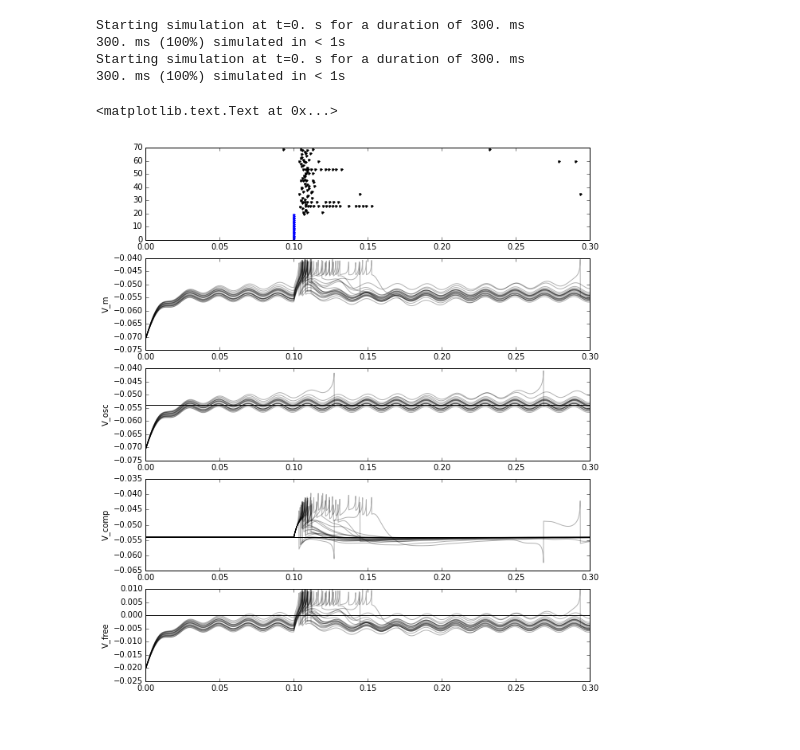
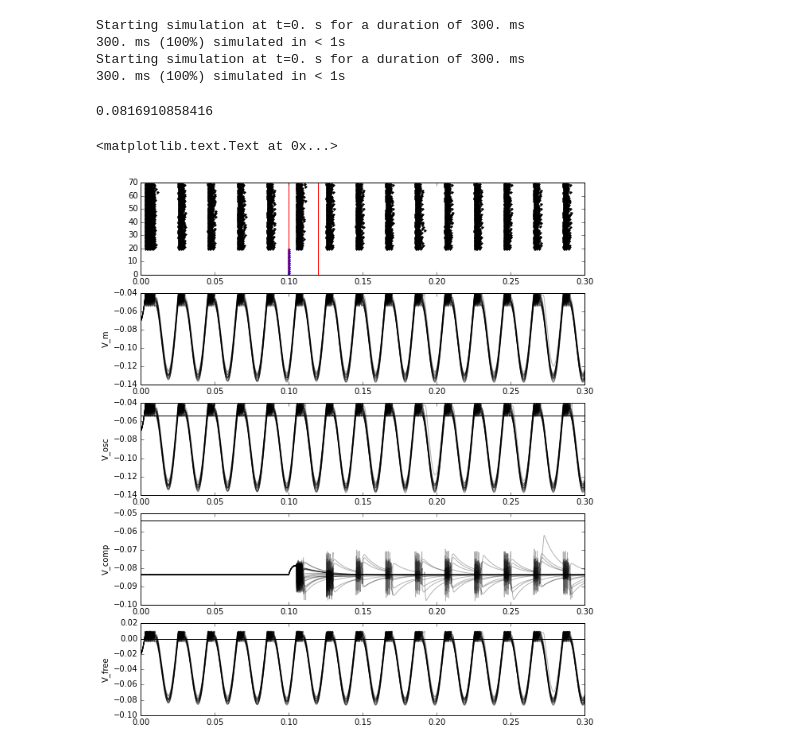
Before and after one commit to parenthetical-e/voltagebudget, a Jupyter notebook: ipynb/adex_testing.ipynb, the cells around one changed output. Cells and saved outputs as stored; diff of their text form; code cells hidden in the pictures.

Commit message:
Plot improvements for ipynb

```diff
--- a/ipynb/adex_testing.ipynb
+++ b/ipynb/adex_testing.ipynb
@@ -25,55 +25,65 @@ w_in = 0.6e-9
 bias = 5e-10
 
 f = 50 # 50
-A = 1e-10
+A = 5e-10
 
 r_b = 0.0
 
 ns_e, ts_e, vs = neurons.adex(t, N,
-                             ns, ts,
-                             w_in=w_in,
-                             bias=(bias, bias/20),
-                             Ereset=(-46e-3, -55e-3),
-                             f=f, A=A,
-                             r_b=r_b,
-                             time_step=dt)
+                              ns, ts,
+                              w_in=0.3e-9,
+                              bias=(5e-10, 5e-10 / 20),
+                              a=(-1.0e-9, 1.0e-9),
+                              b=(10e-12, 60.0e-12),
+                              Ereset=(-48e-3, -55e-3),
+                              f=f, A=A,
+                              r_b=r_b,
+                              time_step=dt)
 # %% [output]
 Starting simulation at t=0. s for a duration of 300. ms
 300. ms (100%) simulated in < 1s
 Starting simulation at t=0. s for a duration of 300. ms
 300. ms (100%) simulated in < 1s
+# %%
+m = np.logical_or(t_stim <= ts_e, ts_e <= (t_stim + 20e-3))
+y_sigma = np.std(ts_e[m])
+print(y_sigma)
+# %% [output]
+0.0816910858416
 # %%
 plt.figure(figsize=(10, 12))
 plt.subplot(511)
 plt.plot(ts, ns, '.b')
 plt.plot(ts_e, ns_e + k, '.k')
+plt.axvline(t_stim, color='red')
+plt.axvline(t_stim + 20e-3, color='red')
 plt.xlim(0, .3)
 
 plt.subplot(512)
 for j in range(20):
     plt.plot(times, vs['vm'][j, :], 'k', alpha=0.3);
 plt.ylabel("V_m")
 
 plt.subplot(513)
 for j in range(20):
     plt.plot(times, vs['osc'][j, :], 'k', alpha=0.3);
 plt.axhline(-54e-3, color='black')
 plt.ylabel("V_osc")
 
 plt.subplot(514)
 for j in range(20):
     plt.plot(times, vs['comp'][j, :], 'k', alpha=0.3);
 plt.axhline(-54e-3, color='black')
 plt.ylabel("V_comp")
 
 plt.subplot(515)
 for j in range(20):
     plt.plot(times, vs['free'][j, :], 'k', alpha=0.3);
 plt.axhline(0, color='black')
 plt.ylabel("V_free")
 # %% [output]
 <matplotlib.text.Text at 0x...>
-[figure, old version]
+[figure, new version]
 # %%
 plt.figure(figsize=(10, 10))
 for j in range(20):
```
Also changed, not shown: parts of 1 cell of this notebook, 1 other file.
